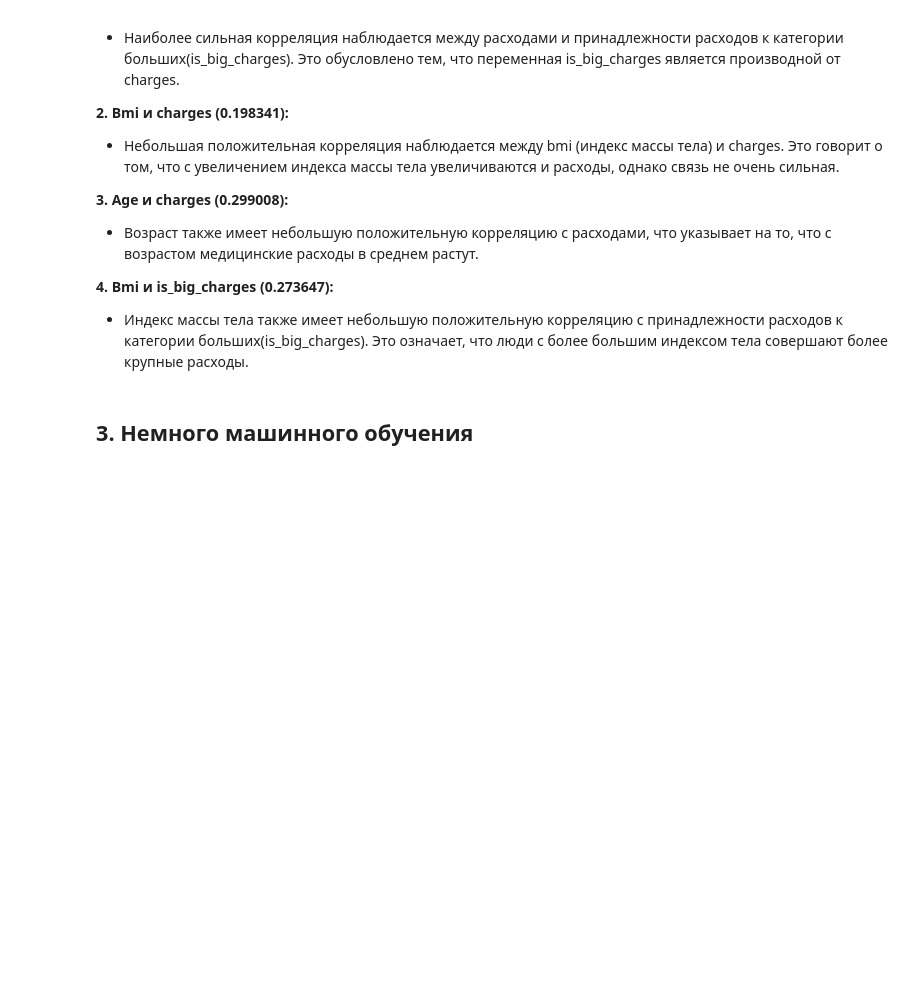
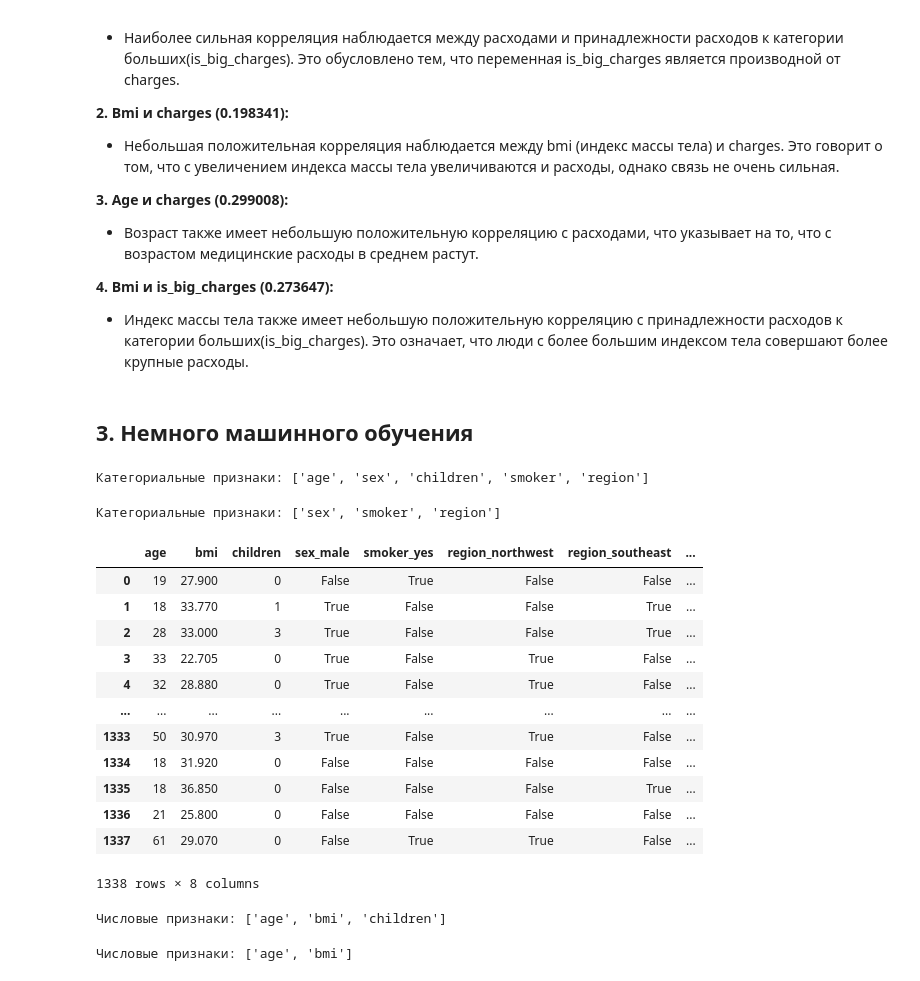
Before and after one commit to SirvavialTAG/MachineLearning, a Jupyter notebook: Lab2.ipynb, the cells around one changed output. Drawn from its saved outputs; the diff is of its cells as text; code cells hidden in the pictures; blank space fills up the shorter version.

```diff
--- a/Lab2.ipynb
+++ b/Lab2.ipynb
@@ -273,0 +279,45 @@ df[df.select_dtypes(include=[np.number]).columns].corr()
+# %%
+# Выбираем категориальные признаки
+categorical_features = X.select_dtypes(include=['object', 'int64']).columns.tolist()
+print("Категориальные признаки:", categorical_features)
+# %% [output]
+Категориальные признаки: ['age', 'sex', 'children', 'smoker', 'region']
+# %%
+categorical_features.remove('age')
+categorical_features.remove('children')
+print("Категориальные признаки:", categorical_features)
+# %% [output]
+Категориальные признаки: ['sex', 'smoker', 'region']
+# %%
+# Создаем копию данных
+X_processed = X.copy()
+
+# Применяем One-Hot Encoding
+X_processed = pd.get_dummies(X_processed, columns=categorical_features, drop_first=True)
+# %%
+X_processed
+# %% [output]
+|  | age | bmi | children | sex_male | smoker_yes | region_northwest | region_southeast | ... |
+| 0 | 19 | 27.900 | 0 | False | True | False | False | ... |
+| 1 | 18 | 33.770 | 1 | True | False | False | True | ... |
+| 2 | 28 | 33.000 | 3 | True | False | False | True | ... |
+| 3 | 33 | 22.705 | 0 | True | False | True | False | ... |
+| 4 | 32 | 28.880 | 0 | True | False | True | False | ... |
+| ... | ... | ... | ... | ... | ... | ... | ... | ... |
+| 1333 | 50 | 30.970 | 3 | True | False | True | False | ... |
+| 1334 | 18 | 31.920 | 0 | False | False | False | False | ... |
+| 1335 | 18 | 36.850 | 0 | False | False | False | True | ... |
+| 1336 | 21 | 25.800 | 0 | False | False | False | False | ... |
+| 1337 | 61 | 29.070 | 0 | False | True | True | False | ... |
+1338 rows × 8 columns
+# %%
+# Выбираем числовые признаки
+numeric_features = X_processed.select_dtypes(include=['float64', 'int64']).columns.tolist()
+print("Числовые признаки:", numeric_features)
+# %% [output]
+Числовые признаки: ['age', 'bmi', 'children']
+# %%
+numeric_features.remove('children')
+print("Числовые признаки:", numeric_features)
+# %% [output]
+Числовые признаки: ['age', 'bmi']
```
Also changed, not shown: parts of 10 cells of this notebook.
